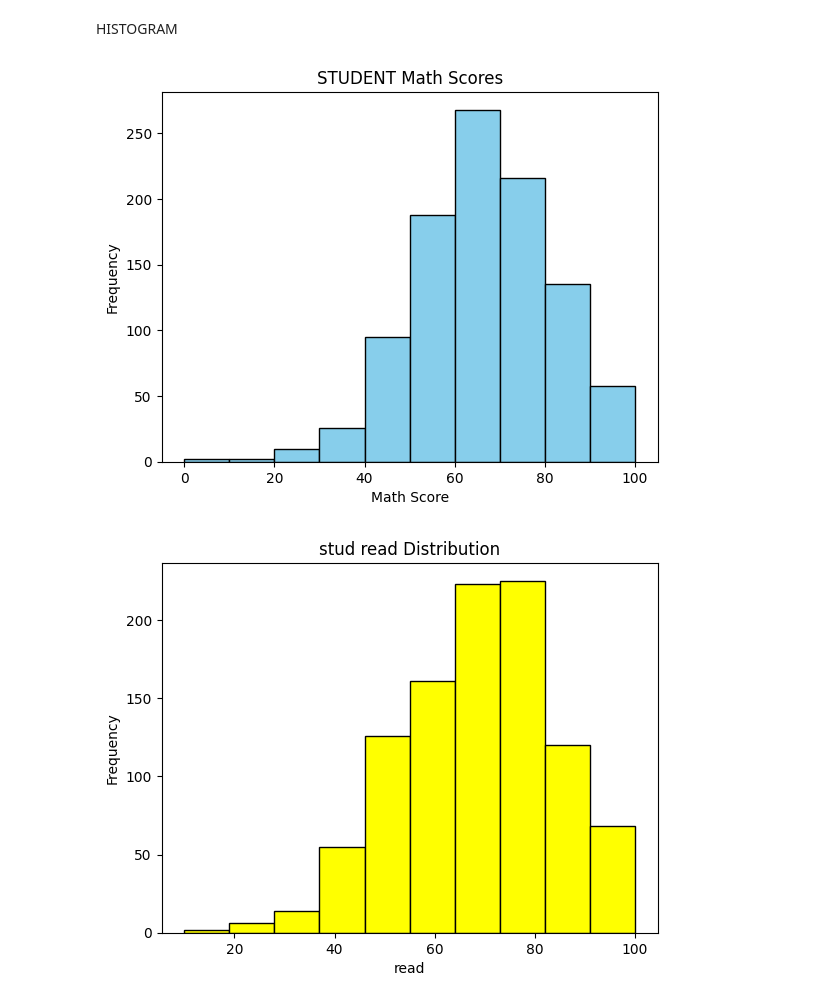
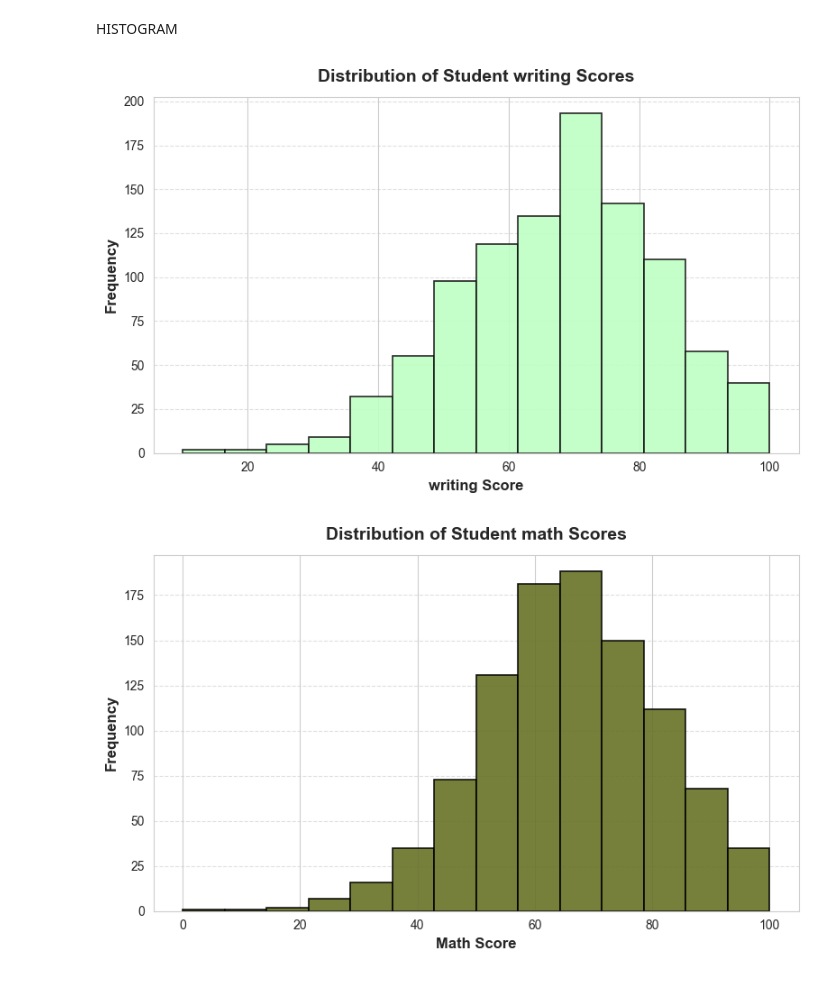
Before and after one commit to vanshdhameliya194-afk/vansh, a Jupyter notebook: demo.ipynb, the cells around one changed output. Drawn from its saved outputs; the diff is of its cells as text; code cells hidden in the pictures.

```diff
--- a/demo.ipynb
+++ b/demo.ipynb
@@ -193,25 +203,52 @@ Name: count, dtype: int64
 # %% [markdown]
 HISTOGRAM
 # %%
-import matplotlib.pyplot as plt
+# import matplotlib.pyplot as plt
+import seaborn as sns
 
-plt.hist(stud['math score'], bins=10, color='skyblue', edgecolor='black')
-plt.xlabel('Math Score')
-plt.ylabel('Frequency')
-plt.title('STUDENT Math Scores')
+# Optional: apply seaborn style for professional look
+sns.set_style("whitegrid")
+
+plt.figure(figsize=(8, 5))
+
+plt.hist(
+    stud['writing score'],
+    bins=14,
+    color="#BEFFC4",
+    edgecolor="#1210107A",
+    linewidth=1.2,
+    alpha=0.9
+)
+
+plt.xlabel('writing Score', fontsize=12, fontweight='bold')
+plt.ylabel('Frequency', fontsize=12, fontweight='bold')
+plt.title('Distribution of Student writing Scores',
+          fontsize=14, fontweight='bold', pad=12)
+
+plt.grid(axis='y', linestyle='--', alpha=0.6)
+plt.tight_layout()
 plt.show()
 # %% [output]
-[figure, old version]
+[figure, new version]
 # %%
-import matplotlib.pyplot as plt
+# import matplotlib.pyplot as plt
 import seaborn as sns
 
-# Use sns.histplot, not plt.histplot
-plt.hist(stud['writing score'], bins=10, edgecolor='black',color='yellow')
+# Optional: apply seaborn style for professional look
+sns.set_style("whitegrid")
 
-plt.xlabel('read')
-plt.ylabel('Frequency')
-plt.title('stud read Distribution')
+plt.figure(figsize=(8, 5))
+
+plt.hist(
+    stud['math score'],bins=14,color="#687226",edgecolor='black',linewidth=1.2,alpha=0.9)
+
+plt.xlabel('Math Score', fontsize=12, fontweight='bold')
+plt.ylabel('Frequency', fontsize=12, fontweight='bold')
+plt.title('Distribution of Student math Scores',
+          fontsize=14, fontweight='bold', pad=12)
+
+plt.grid(axis='y', linestyle='--', alpha=0.6)
+plt.tight_layout()
 plt.show()
 # %% [output]
-[figure, old version]
+[figure, new version]
```
Also changed, not shown: parts of 8 cells of this notebook.
